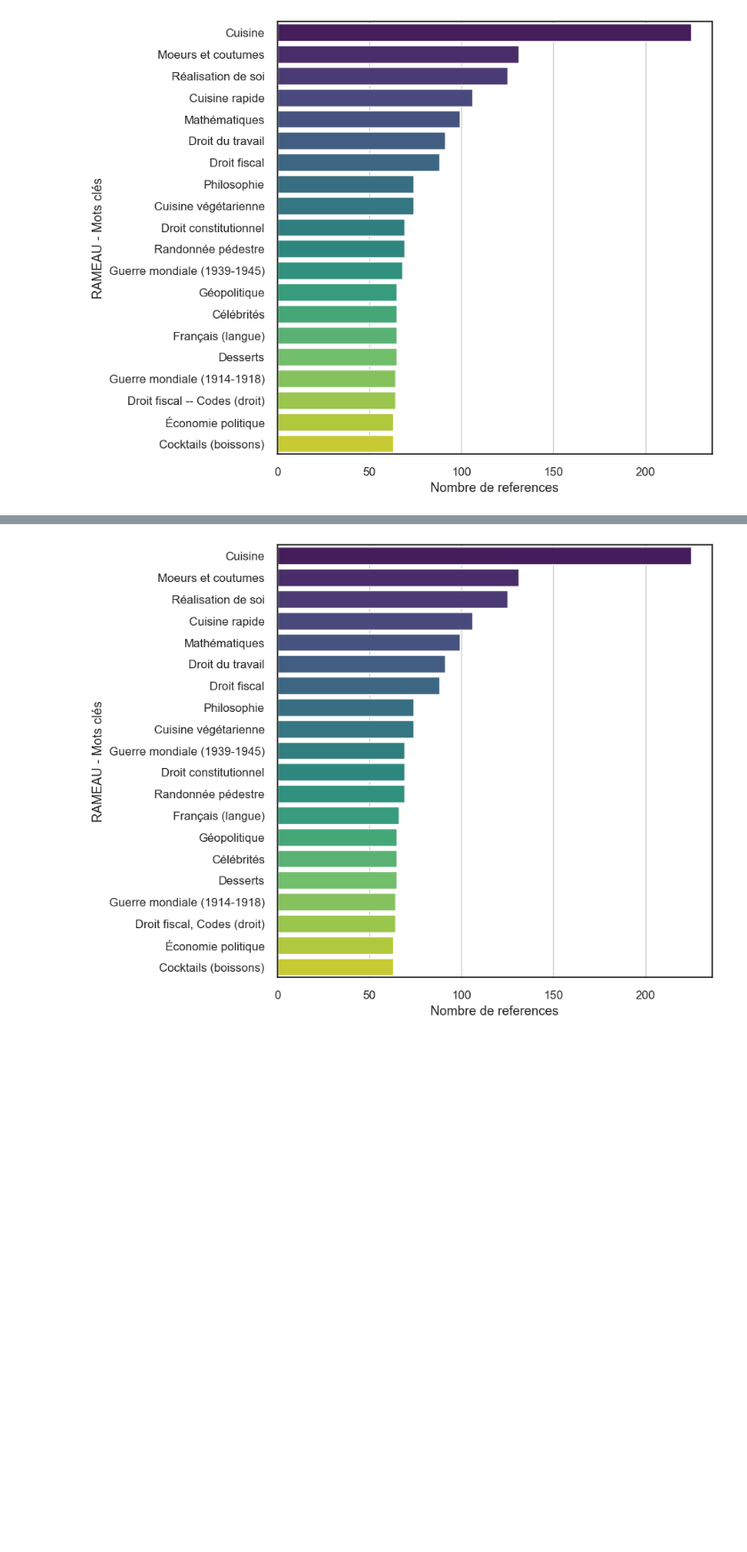
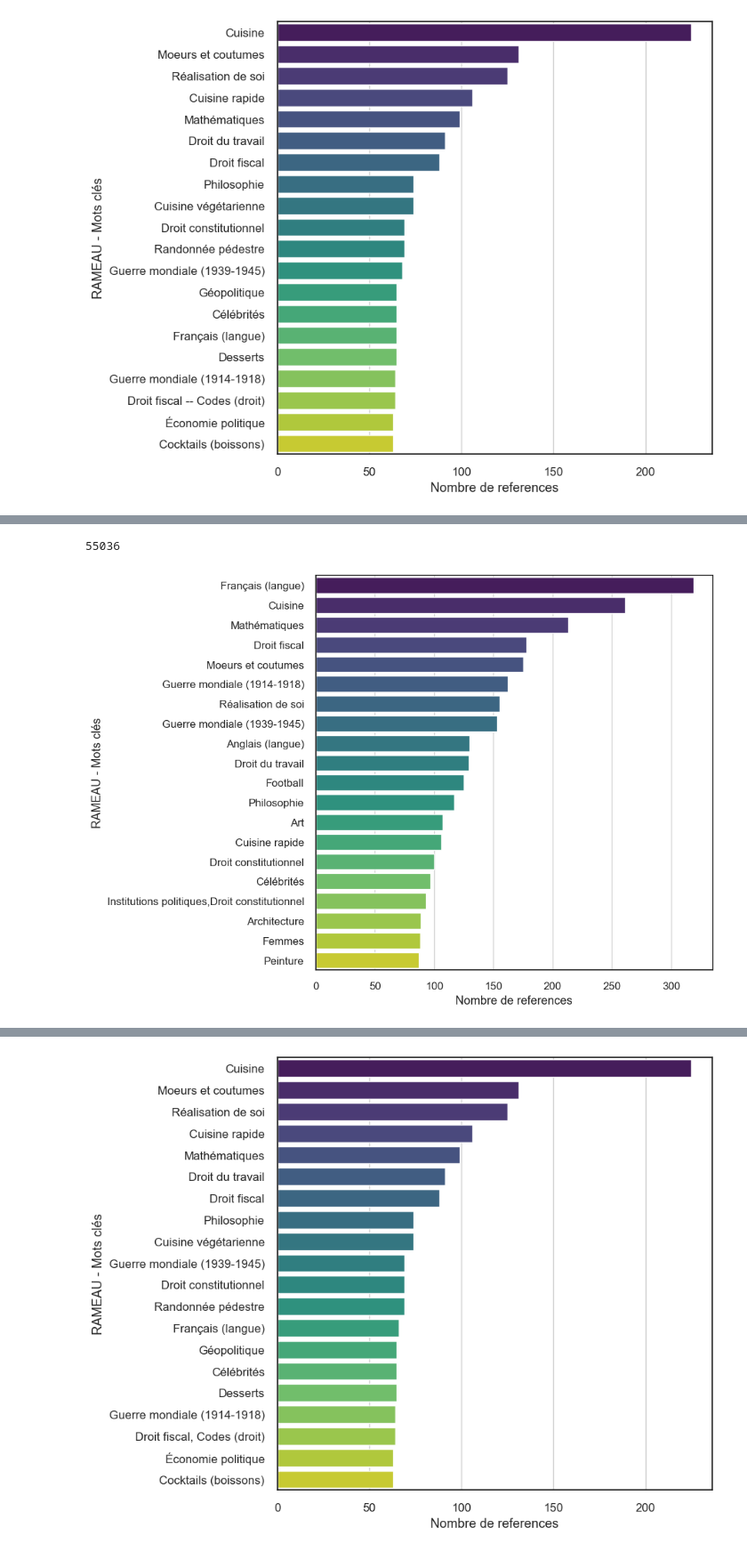
Before and after one commit to abes-esr/labo-indexationauto, a Jupyter notebook: preprocessing.ipynb, the cells around one changed output, grey strips where cells are left out. Shown at 89% size. Saved outputs shown, nothing was run; the diff lists cells and outputs as text; code cells hidden in the pictures; blank space fills up the shorter version.

```diff
--- a/preprocessing.ipynb
+++ b/preprocessing.ipynb
@@ -291,3 +281,17 @@ Name: rameau_list_concepts_majeurs, Length: 89416, dtype: object
+# %%
+len(concepts)
+# %% [output]
+55036
+# %%
+plot_barplot_of_tags(
+    tags_list=df.loc[:, 'rameau_list_concepts_majeurs'],
+    nb_of_tags=20,
+    xlabel="Nombre de references",
+    ylabel="RAMEAU - Mots clés",
+    figsave='figures/barplot_Rameau_mainConcepts_keywords.png',
+    figsize=(8, 8))
+# %% [output]
+[figure, added]
 # %%
 rameau_list_concepts_majeurs_dict = df['rameau_list_concepts_majeurs'].value_counts().to_dict()
 wordcloud = WordCloud(width = 1000, height = 500, background_color='white').generate_from_frequencies(rameau_list_concepts_majeurs_dict)
```
Also changed, not shown: parts of 25 cells of this notebook.
